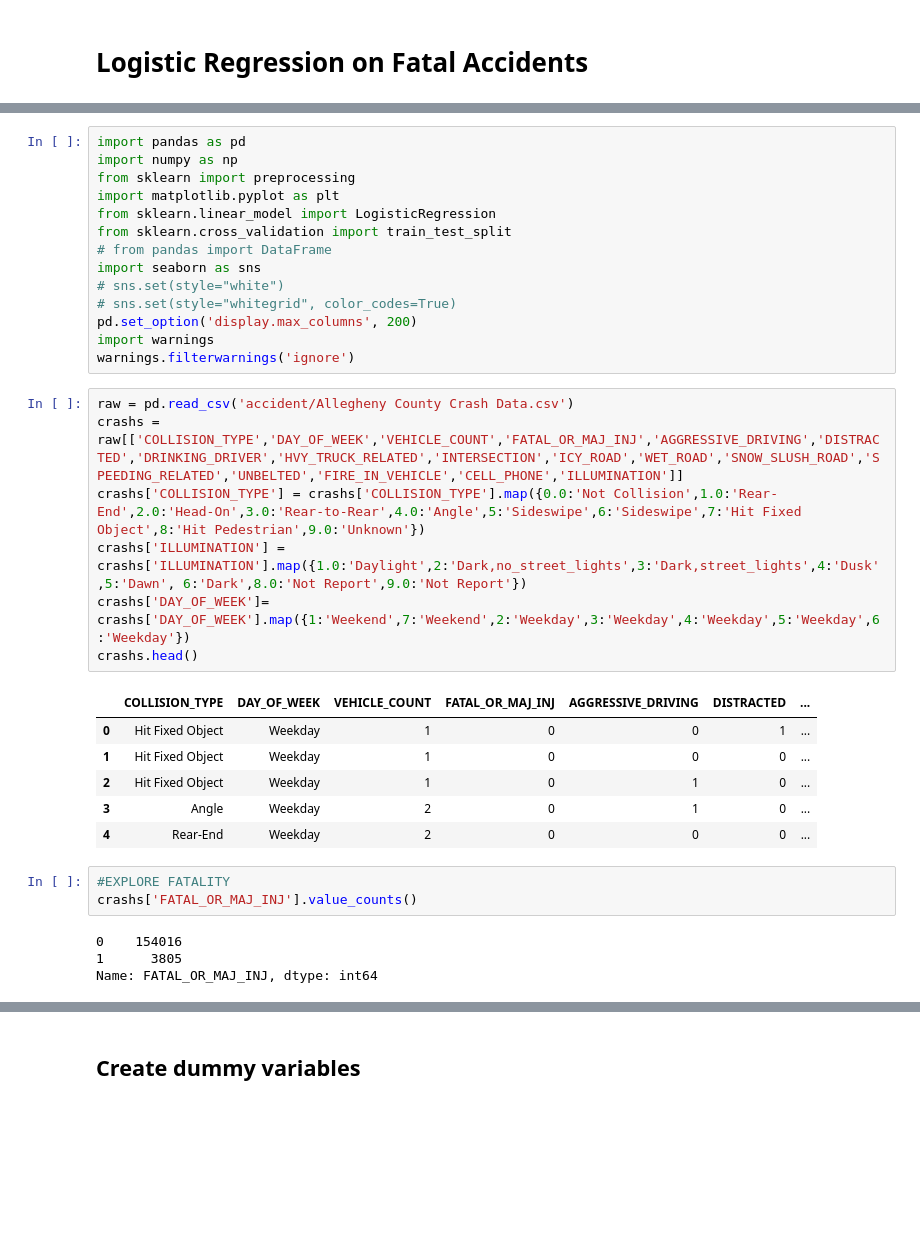
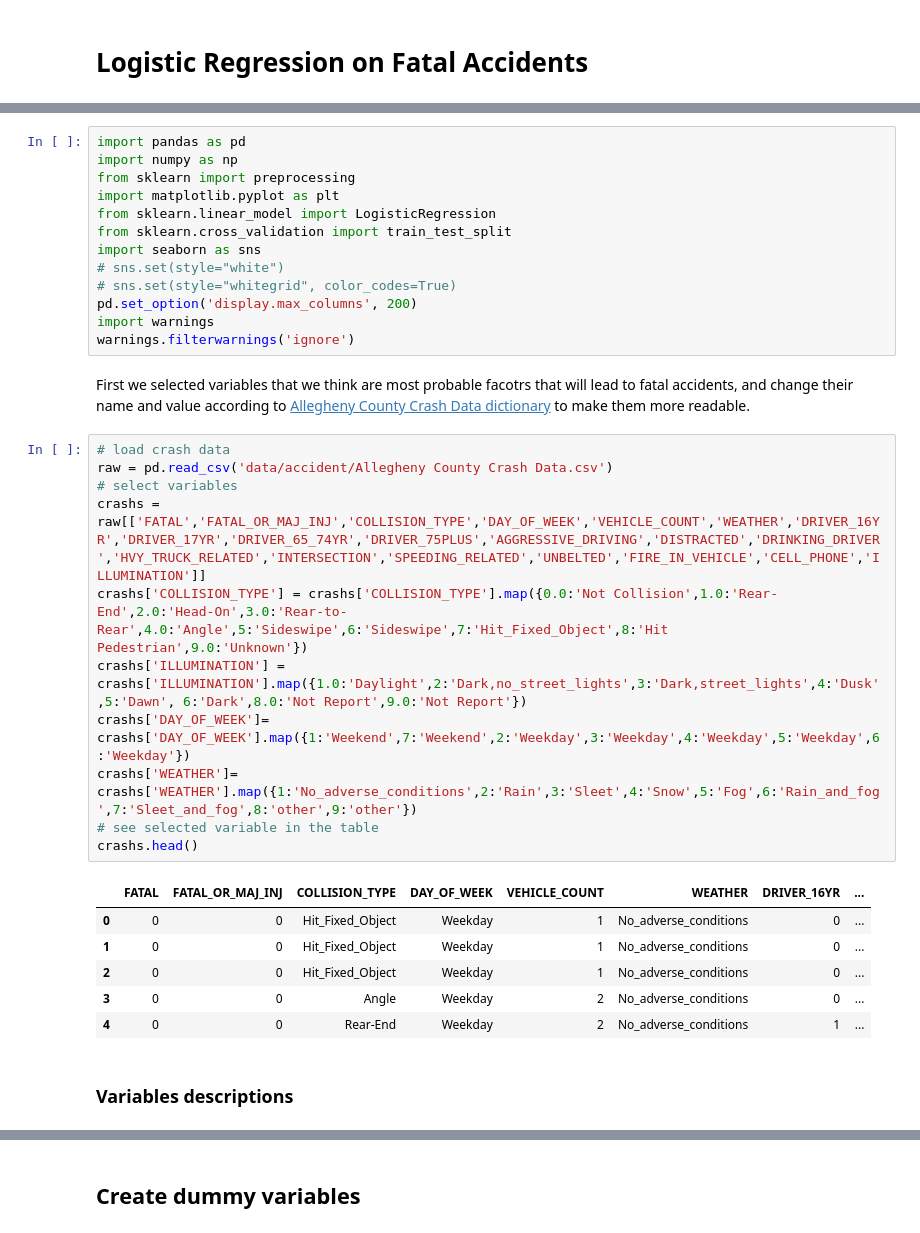
Before and after one commit to junemore/traffic-accidents-analysis, a Jupyter notebook: Notebook1_Logistic_Regression_on_Fatal_Accidents.ipynb, the cells around one changed output, grey strips where cells are left out. Saved outputs shown, nothing was run; the diff lists cells and outputs as text; blank space fills up the shorter version.

```diff
--- a/Notebook1_Logistic_Regression_on_Fatal_Accidents.ipynb
+++ b/Notebook1_Logistic_Regression_on_Fatal_Accidents.ipynb
@@ -7,31 +12,31 @@ from sklearn import preprocessing
 import matplotlib.pyplot as plt
 from sklearn.linear_model import LogisticRegression
 from sklearn.cross_validation import train_test_split
-# from pandas import DataFrame
 import seaborn as sns
 # sns.set(style="white")
 # sns.set(style="whitegrid", color_codes=True)
 pd.set_option('display.max_columns', 200)
 import warnings
 warnings.filterwarnings('ignore')
+# %% [markdown]
+First we selected variables that we think are most probable facotrs that will lead to fatal accidents, and change their name and value according to [Allegheny County Crash Data dictionary](data/allegheny-county-crash-data-dictionary.pdf) to make them more readable.
 # %%
-raw = pd.read_csv('accident/Allegheny County Crash Data.csv')
-crashs = raw[['COLLISION_TYPE','DAY_OF_WEEK','VEHICLE_COUNT','FATAL_OR_MAJ_INJ','AGGRESSIVE_DRIVING','DISTRACTED','DRINKING_DRIVER','HVY_TRUCK_RELATED','INTERSECTION','ICY_ROAD','WET_ROAD','SNOW_SLUSH_ROAD','SPEEDING_RELATED','UNBELTED','FIRE_IN_VEHICLE','CELL_PHONE','ILLUMINATION']]
-crashs['COLLISION_TYPE'] = crashs['COLLISION_TYPE'].map({0.0:'Not Collision',1.0:'Rear-End',2.0:'Head-On',3.0:'Rear-to-Rear',4.0:'Angle',5:'Sideswipe',6:'Sideswipe',7:'Hit Fixed Object',8:'Hit Pedestrian',9.0:'Unknown'})
+# load crash data
+raw = pd.read_csv('data/accident/Allegheny County Crash Data.csv')
+# select variables
+crashs = raw[['FATAL','FATAL_OR_MAJ_INJ','COLLISION_TYPE','DAY_OF_WEEK','VEHICLE_COUNT','WEATHER','DRIVER_16YR','DRIVER_17YR','DRIVER_65_74YR','DRIVER_75PLUS','AGGRESSIVE_DRIVING','DISTRACTED','DRINKING_DRIVER','HVY_TRUCK_RELATED','INTERSECTION','SPEEDING_RELATED','UNBELTED','FIRE_IN_VEHICLE','CELL_PHONE','ILLUMINATION']]
+crashs['COLLISION_TYPE'] = crashs['COLLISION_TYPE'].map({0.0:'Not Collision',1.0:'Rear-End',2.0:'Head-On',3.0:'Rear-to-Rear',4.0:'Angle',5:'Sideswipe',6:'Sideswipe',7:'Hit_Fixed_Object',8:'Hit Pedestrian',9.0:'Unknown'})
 crashs['ILLUMINATION'] = crashs['ILLUMINATION'].map({1.0:'Daylight',2:'Dark,no_street_lights',3:'Dark,street_lights',4:'Dusk',5:'Dawn', 6:'Dark',8.0:'Not Report',9.0:'Not Report'})
 crashs['DAY_OF_WEEK']= crashs['DAY_OF_WEEK'].map({1:'Weekend',7:'Weekend',2:'Weekday',3:'Weekday',4:'Weekday',5:'Weekday',6:'Weekday'})
+crashs['WEATHER']= crashs['WEATHER'].map({1:'No_adverse_conditions',2:'Rain',3:'Sleet',4:'Snow',5:'Fog',6:'Rain_and_fog',7:'Sleet_and_fog',8:'other',9:'other'})
+# see selected variable in the table
 crashs.head()
 # %% [output]
-|  | COLLISION_TYPE | DAY_OF_WEEK | VEHICLE_COUNT | FATAL_OR_MAJ_INJ | AGGRESSIVE_DRIVING | DISTRACTED | ... |
-| 0 | Hit Fixed Object | Weekday | 1 | 0 | 0 | 1 | ... |
-| 1 | Hit Fixed Object | Weekday | 1 | 0 | 0 | 0 | ... |
-| 2 | Hit Fixed Object | Weekday | 1 | 0 | 1 | 0 | ... |
-| 3 | Angle | Weekday | 2 | 0 | 1 | 0 | ... |
-| 4 | Rear-End | Weekday | 2 | 0 | 0 | 0 | ... |
+|  | FATAL | FATAL_OR_MAJ_INJ | COLLISION_TYPE | DAY_OF_WEEK | VEHICLE_COUNT | WEATHER | DRIVER_16YR | ... |
+| 0 | 0 | 0 | Hit_Fixed_Object | Weekday | 1 | No_adverse_conditions | 0 | ... |
+| 1 | 0 | 0 | Hit_Fixed_Object | Weekday | 1 | No_adverse_conditions | 0 | ... |
+| 2 | 0 | 0 | Hit_Fixed_Object | Weekday | 1 | No_adverse_conditions | 0 | ... |
+| 3 | 0 | 0 | Angle | Weekday | 2 | No_adverse_conditions | 0 | ... |
+| 4 | 0 | 0 | Rear-End | Weekday | 2 | No_adverse_conditions | 1 | ... |
-# %%
-#EXPLORE FATALITY
-crashs['FATAL_OR_MAJ_INJ'].value_counts()
-# %% [output]
-0    154016
-1      3805
-Name: FATAL_OR_MAJ_INJ, dtype: int64
+# %% [markdown]
+### Variables descriptions
```
Also changed, not shown: parts of 16 cells of this notebook, 10 other files.
